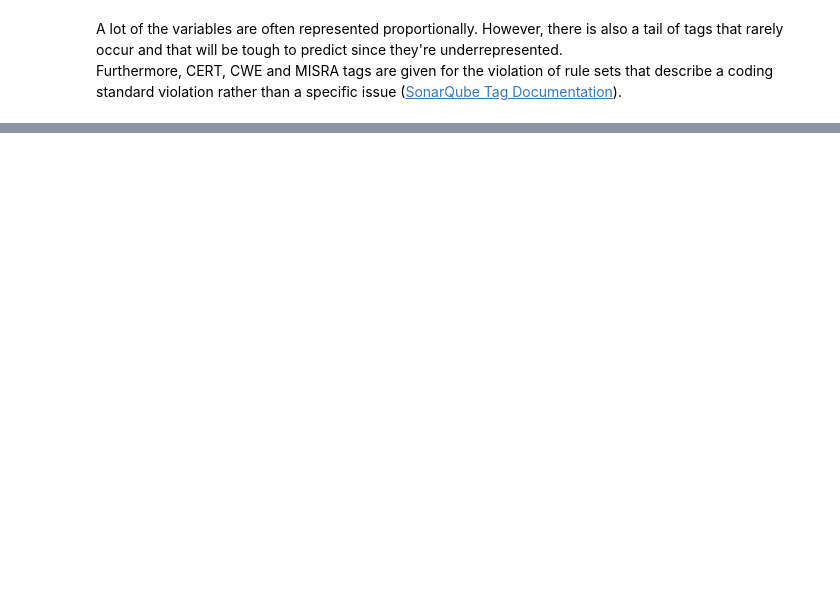
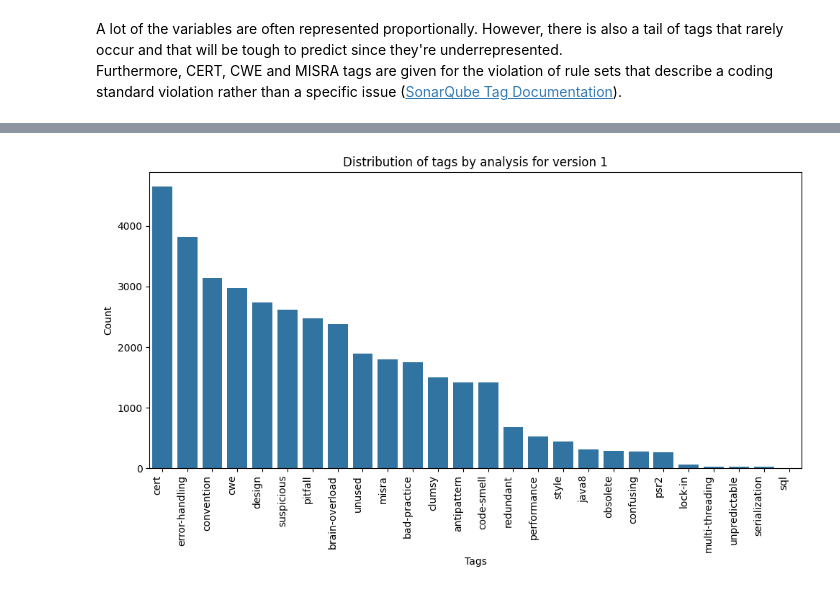
Before and after one commit to CarolineGraebelBHT/MasterProjectSonarQube, a Jupyter notebook: Scripts/Analysis/Tags_Analysis.ipynb, the cells around one changed output, grey strips where cells are left out. Cells and saved outputs as stored; diff of their text form; code cells hidden in the pictures; blank space fills up the shorter version.

```diff
--- a/Scripts/Analysis/Tags_Analysis.ipynb
+++ b/Scripts/Analysis/Tags_Analysis.ipynb
@@ -17,10 +18,7 @@ current_dir = os.getcwd()
 data_dir = os.path.join(current_dir, '..', '..', 'Data','Sonar_Issues')
 
 # load SonarQube measure data (without duplicates)
-df1 = pd.read_csv(os.path.join(data_dir, 'SONAR_ISSUES_v1.csv'))
 df2 = pd.read_csv(os.path.join(data_dir, 'SONAR_ISSUES_v2.csv'))
 
-df_inf1 = pd.read_csv(os.path.join(data_dir, 'issues_v1.csv'))
-df_inf2 = pd.read_csv(os.path.join(data_dir, 'issues_v2.csv'))
-
 df_tags = pd.read_csv(os.path.join(data_dir, 'tags_analysiskey_v2.csv'))
+df_tags_v1 = pd.read_csv(os.path.join(data_dir, 'tags_commithash_v1.csv'))
@@ -261,0 +294,4 @@ Furthermore, CERT, CWE and MISRA tags are given for the violation of rule sets t
+# %%
+df_tags_v1['uniqueTags'] = df_tags_v1['uniqueTags'].apply(convert_string_to_list)
+tag_list2 = df_tags_v1["uniqueTags"].to_list()
+tag_list2[:30]
@@ -261,0 +316,4 @@ Furthermore, CERT, CWE and MISRA tags are given for the violation of rule sets t
+# %%
+all_items = [item for sublist in tag_list2 for item in sublist]
+category_counts2 = Counter(all_items)
+category_counts2
@@ -261,0 +338,16 @@ Furthermore, CERT, CWE and MISRA tags are given for the violation of rule sets t
+# %%
+# transform the counter into a dataframe to prepare it for plotting
+df_count2 = pd.DataFrame(list(category_counts2.items()), columns=['Category', 'Count'])
+# sort values by count to rank them by occurence
+df_count2 = df_count2.sort_values(by='Count', ascending=False)
+
+plt.figure(figsize=(10, 6))
+sns.barplot(x='Category', y='Count', data=df_count2)
+plt.xticks(rotation=90, ha='right')
+plt.title('Distribution of tags by analysis for version 1')
+plt.xlabel('Tags')
+plt.ylabel('Count')
+plt.tight_layout()
+plt.show()
+# %% [output]
+[figure, added]
```
Also changed, not shown: parts of 19 cells of this notebook, 1 other file.
